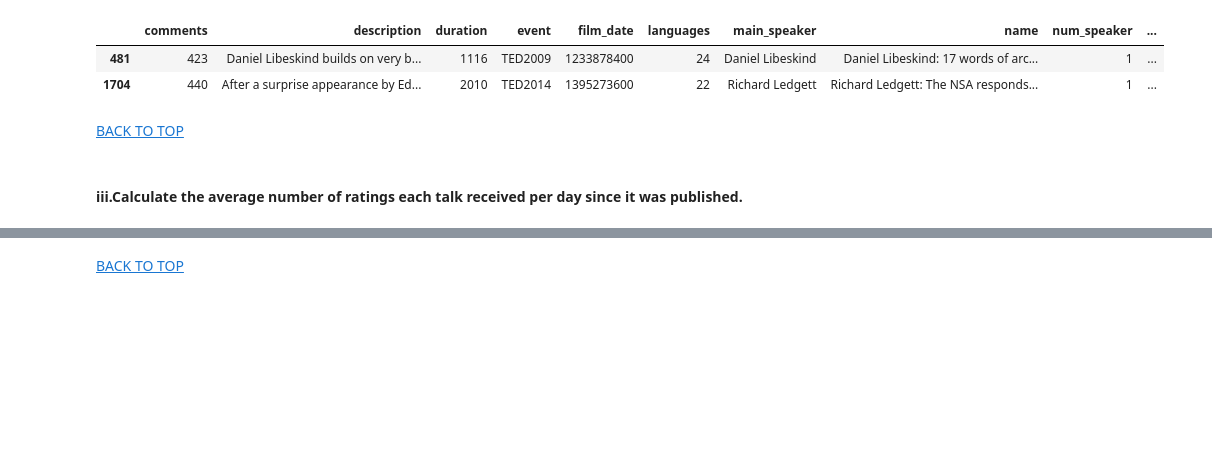
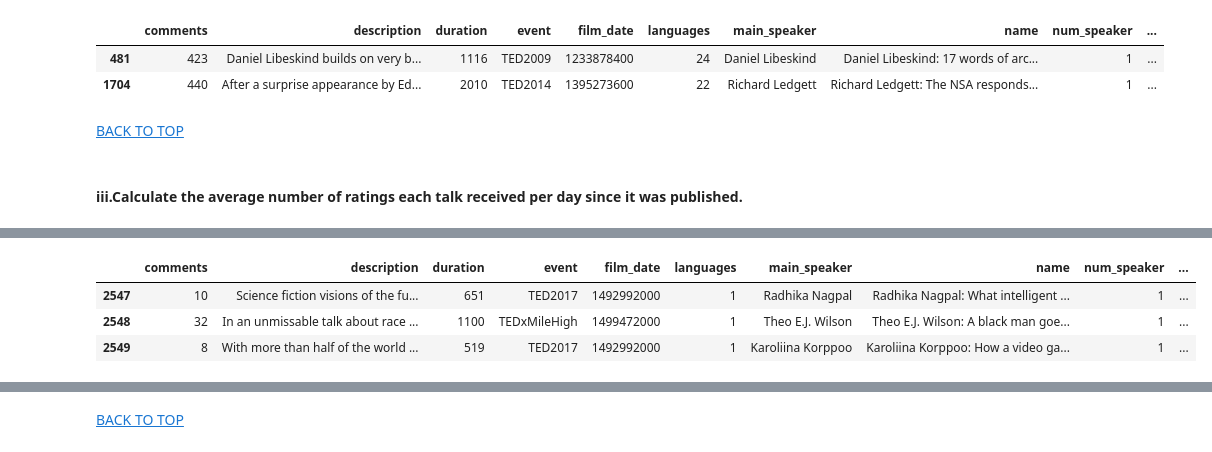
Before and after one commit to benkaan001/pandas_and_beyond, a Jupyter notebook: analyze_data/05_ted_talks.ipynb, the cells around one changed output, grey strips where cells are left out. Saved outputs shown, nothing was run; the diff lists cells and outputs as text; code cells hidden in the pictures; blank space fills up the shorter version.

Commit message:
add average ratings count

```diff
--- a/analyze_data/05_ted_talks.ipynb
+++ b/analyze_data/05_ted_talks.ipynb
@@ -924,0 +951,4 @@ df['published_datetime'] = pd.to_datetime(df.published_date, unit='s')
+# %%
+# add 26 days to the last film date and save it as final_data_day
+final_data_day = df.film_datetime.max() + np.timedelta64(26, 'D')
+final_data_day
@@ -931,3 +980,3 @@ df['published_datetime'] = pd.to_datetime(df.published_date, unit='s')
 # %%
 # create a column named 'date_diff_days'
-df['date_diff_days'] = (df.published_datetime - df.film_datetime).dt.days
+df['date_diff_days'] = (final_data_day - df.published_datetime).dt.days
@@ -934,2 +1005,3 @@ df['date_diff_days'] = (df.published_datetime - df.film_datetime).dt.days
 # %%
-# average difference
+# average difference rounded
+df['avg_ratings_count'] = df.total_ratings_count / df.date_diff_days
@@ -935,0 +1020,8 @@ df['date_diff_days'] = (df.published_datetime - df.film_datetime).dt.days
+# %%
+# outliers in the data
+df.loc[(df.avg_ratings_count < 0) | (df.avg_ratings_count == np.inf)]
+# %% [output]
+|  | comments | description | duration | event | film_date | languages | main_speaker | name | num_speaker | ... |
+| 2547 | 10 | Science fiction visions of the fu... | 651 | TED2017 | 1492992000 | 1 | Radhika Nagpal | Radhika Nagpal: What intelligent ... | 1 | ... |
+| 2548 | 32 | In an unmissable talk about race ... | 1100 | TEDxMileHigh | 1499472000 | 1 | Theo E.J. Wilson | Theo E.J. Wilson: A black man goe... | 1 | ... |
+| 2549 | 8 | With more than half of the world ... | 519 | TED2017 | 1492992000 | 1 | Karoliina Korppoo | Karoliina Korppoo: How a video ga... | 1 | ... |
```
Also changed, not shown: parts of 14 cells of this notebook.
